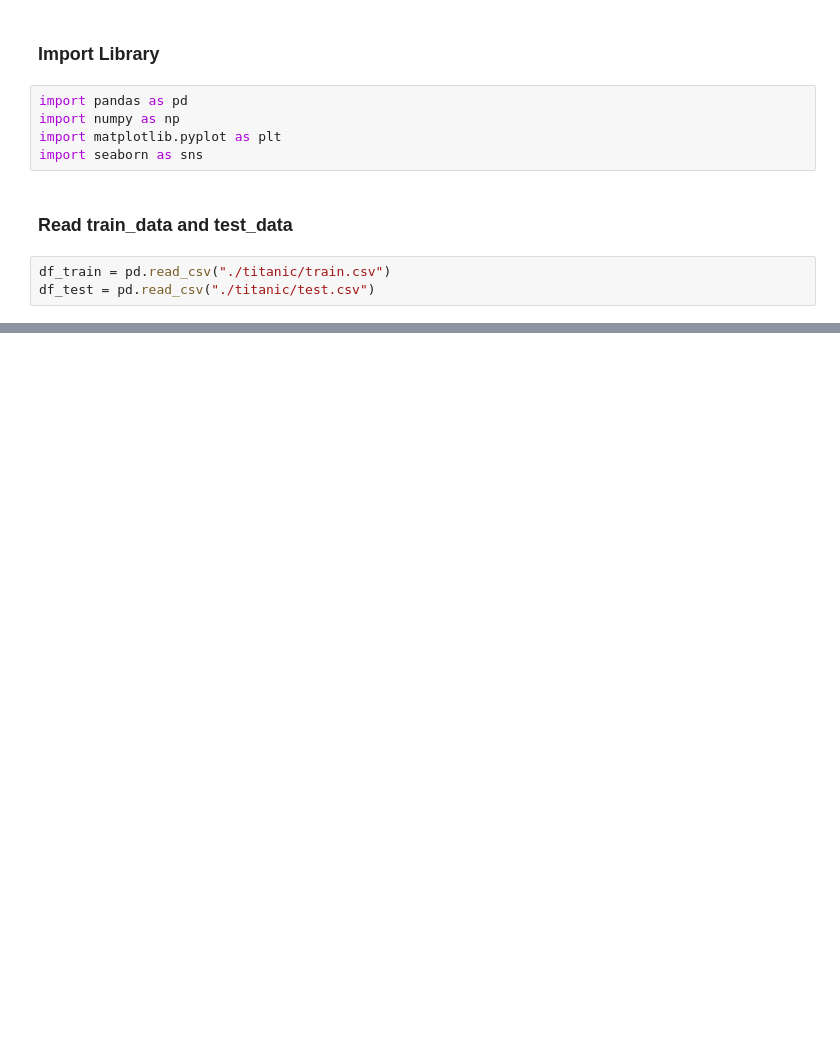
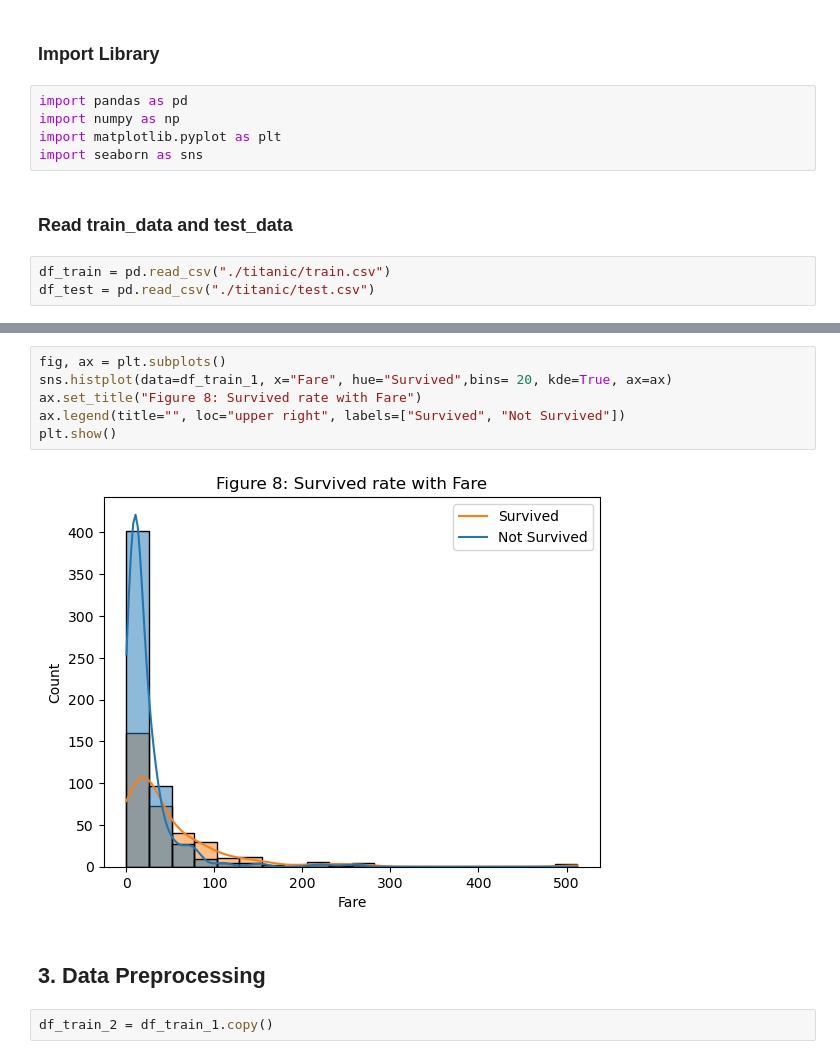
Before and after one commit to DoanDucThang0805/Starting-Data-Science, a Jupyter notebook: Titanic_project/titanic.ipynb, the cells around one changed output, grey strips where cells are left out. Drawn from its saved outputs; the diff is of its cells as text; blank space fills up the shorter version.

```diff
--- a/Titanic_project/titanic.ipynb
+++ b/Titanic_project/titanic.ipynb
@@ -34,0 +168,12 @@ df_test.head()
+# %%
+fig, ax = plt.subplots()
+sns.histplot(data=df_train_1, x="Fare", hue="Survived",bins= 20, kde=True, ax=ax)
+ax.set_title("Figure 8: Survived rate with Fare")
+ax.legend(title="", loc="upper right", labels=["Survived", "Not Survived"])
+plt.show()
+# %% [output]
+[figure, added]
+# %% [markdown]
+## 3. Data Preprocessing
+# %%
+df_train_2 = df_train_1.copy()
```
Also changed, not shown: parts of 42 cells of this notebook.
